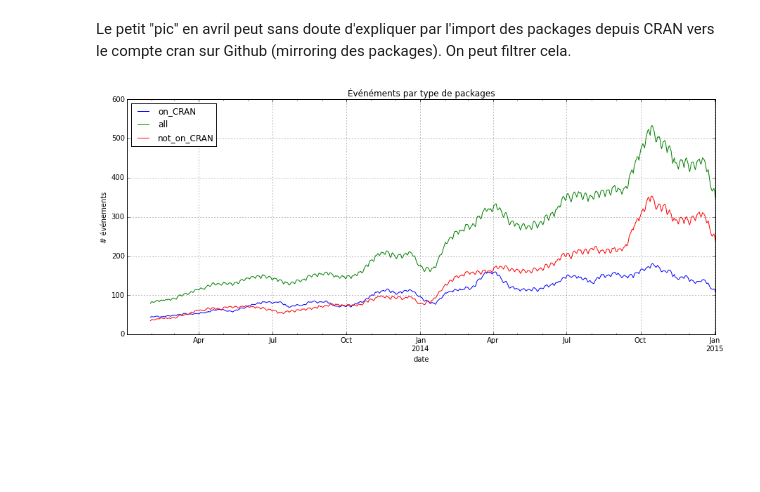
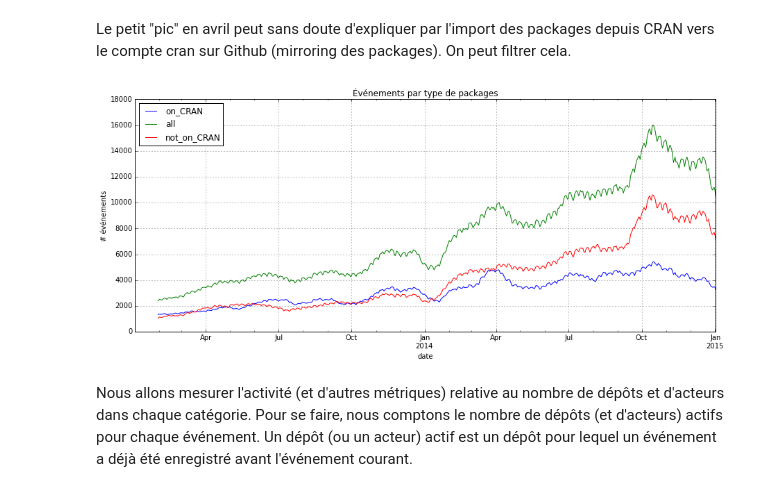
Before and after one commit to maelick/GitHub-API-Helpers, a Jupyter notebook: ActivityPlot.ipynb, the cells around one changed output. Drawn from its saved outputs; the diff is of its cells as text; code cells hidden in the pictures; blank space fills up the shorter version.

```diff
--- a/ActivityPlot.ipynb
+++ b/ActivityPlot.ipynb
@@ -68,13 +68,14 @@ conn = pymongo.MongoClient()
 
 def _from_json_to_flat(e):
     return {'type': e['type'],
-                   'created_at': dateutil.parser.parse(e['created_at']),
-                   'owner': e['repository']['owner'],
-                   'repository': e['repository']['name']}
+            'actor': e['actor'],
+            'created_at': dateutil.parser.parse(e['created_at']),
+            'owner': e['repository']['owner'],
+            'repository': e['repository']['name']}
 
 events = imap(_from_json_to_flat,
               conn.r.events.find({'type': 'PushEvent'},
-                                 fields=['type', 'created_at', 'repository.name', 'repository.owner']))
+                                 fields=['type', 'actor', 'created_at', 'repository.name', 'repository.owner']))
 # %%
 # This should take some time (expect 683425 items)
 df_events = pandas.DataFrame(list(events))
@@ -163,10 +164,12 @@ plot.get_figure().set_size_inches(15,6)
 Le petit "pic" en avril peut sans doute d'expliquer par l'import des packages depuis CRAN vers le compte cran sur Github (mirroring des packages). On peut filtrer cela.
 # %%
 df_temp = df_packages_events[df_packages_events['owner'] != 'cran'].resample('1D', label='left', loffset='1d', how='sum')
-plot = pandas.stats.moments.rolling_mean(df_temp, window=30)[['on_CRAN', 'all', 'not_on_CRAN']].plot()
-plot.set_title(u'Événéments par type de packages')
+plot = pandas.stats.moments.rolling_sum(df_temp, window=30)[['on_CRAN', 'all', 'not_on_CRAN']].plot()
+plot.set_title(u'Événements par type de packages')
 plot.set_xlabel('date')
 plot.set_ylabel(u'# événements')
 plot.get_figure().set_size_inches(15,6)
 # %% [output]
-[figure, old version]
+[figure, new version]
+# %% [markdown]
+Nous allons mesurer l'activité (et d'autres métriques) relative au nombre de dépôts et d'acteurs dans chaque catégorie. Pour se faire, nous comptons le nombre de dépôts (et d'acteurs) actifs pour chaque événement. Un dépôt (ou un acteur) actif est un dépôt pour lequel un événement a déjà été enregistré avant l'événement courant.
```
Also changed, not shown: parts of 7 cells of this notebook, 1 other file.
